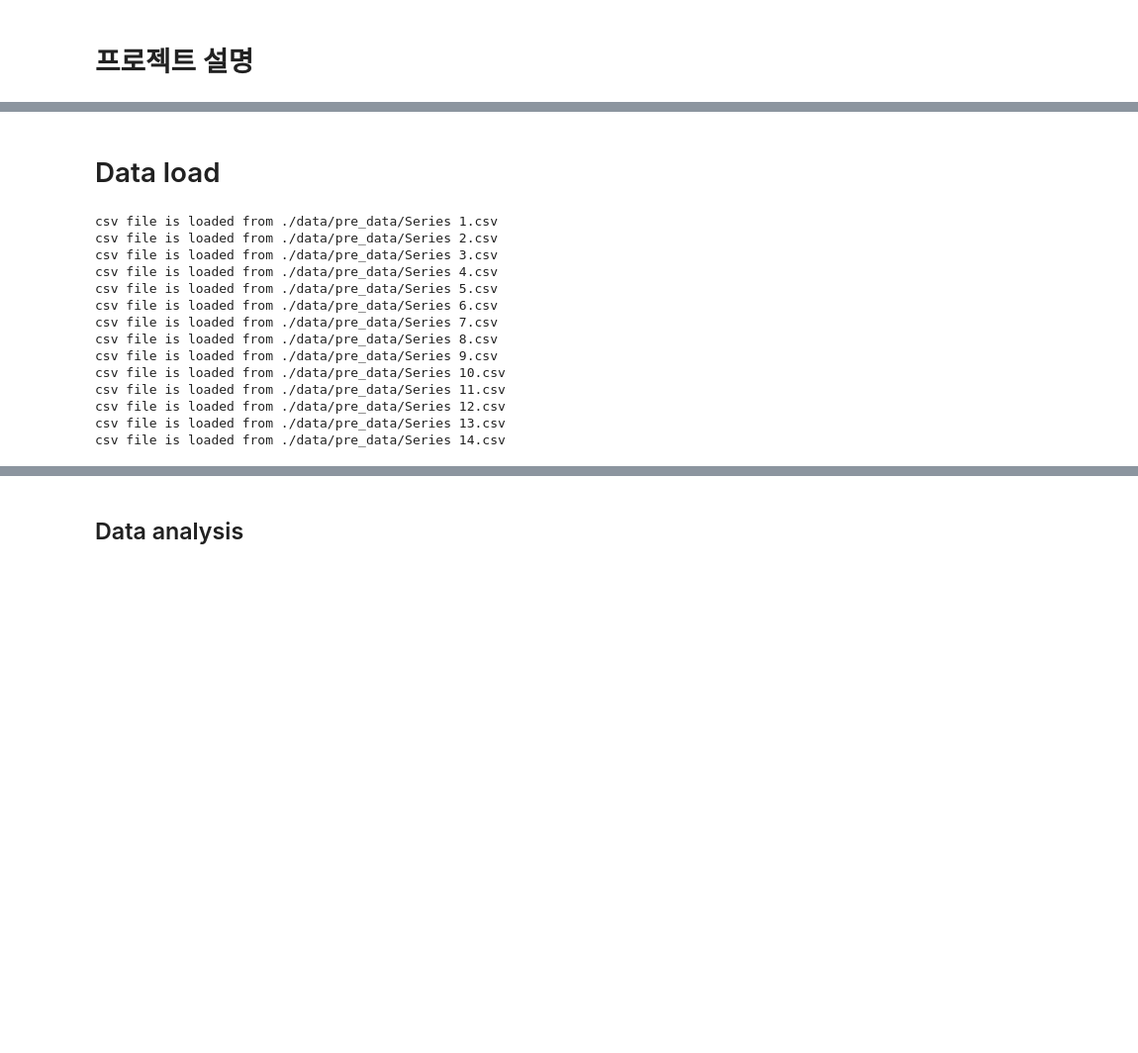
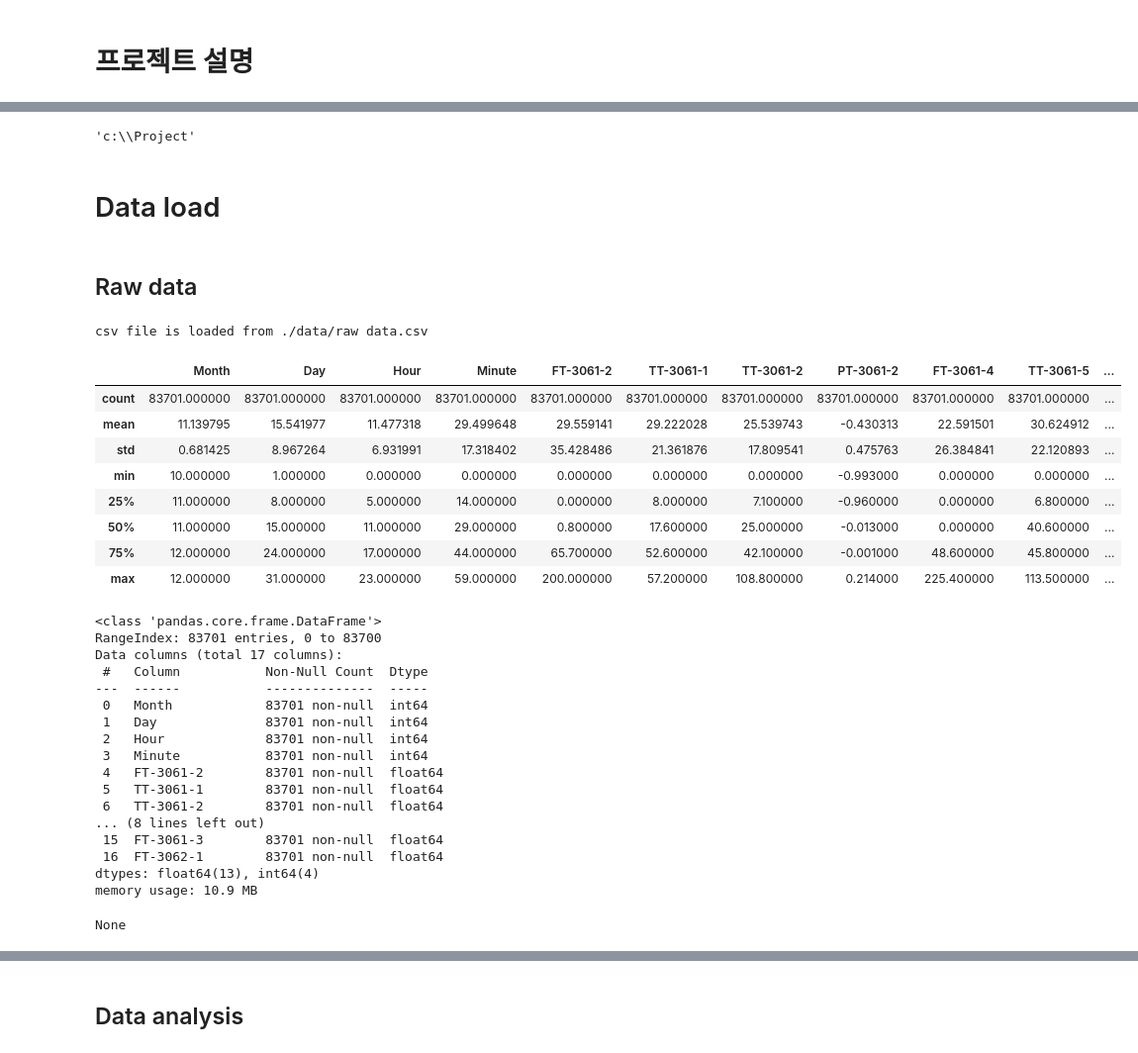
Before and after one commit to pseokyoung/22_Dual_Attention, a Jupyter notebook: main.ipynb, the cells around one changed output, grey strips where cells are left out. Shown: that part at 99% size. Saved outputs shown, nothing was run; the diff lists cells and outputs as text; code cells hidden in the pictures; blank space fills up the shorter version.

```diff
--- a/main.ipynb
+++ b/main.ipynb
@@ -6 +30,9 @@ sys.path.append("..")
+# %%
+import os
+os.getcwd()
+
+os.chdir('..')
+os.getcwd()
+# %% [output]
+'c:\\Project'
 # %%
@@ -12,24 +50,37 @@ createfolder("./result")
 # %% [markdown]
 # Data load
-# %%
-num_data = 14
-data_list = []
-
-for i in range(num_data):
-    data_load = loadfile('./data/pre_data', f'Series {i+1}','csv')
-    data_list.append(data_load)
-# %% [output]
-csv file is loaded from ./data/pre_data/Series 1.csv
-csv file is loaded from ./data/pre_data/Series 2.csv
-csv file is loaded from ./data/pre_data/Series 3.csv
-csv file is loaded from ./data/pre_data/Series 4.csv
-csv file is loaded from ./data/pre_data/Series 5.csv
-csv file is loaded from ./data/pre_data/Series 6.csv
-csv file is loaded from ./data/pre_data/Series 7.csv
-csv file is loaded from ./data/pre_data/Series 8.csv
-csv file is loaded from ./data/pre_data/Series 9.csv
-csv file is loaded from ./data/pre_data/Series 10.csv
-csv file is loaded from ./data/pre_data/Series 11.csv
-csv file is loaded from ./data/pre_data/Series 12.csv
-csv file is loaded from ./data/pre_data/Series 13.csv
-csv file is loaded from ./data/pre_data/Series 14.csv
+# %% [markdown]
+## Raw data
+# %%
+raw_data = loadfile(data_path, "raw data", 'csv')
+display(raw_data.describe())
+display(raw_data.info())
+# %% [output]
+csv file is loaded from ./data/raw data.csv
+|  | Month | Day | Hour | Minute | FT-3061-2 | TT-3061-1 | TT-3061-2 | PT-3061-2 | FT-3061-4 | TT-3061-5 | ... |
+| count | 83701.000000 | 83701.000000 | 83701.000000 | 83701.000000 | 83701.000000 | 83701.000000 | 83701.000000 | 83701.000000 | 83701.000000 | 83701.000000 | ... |
+| mean | 11.139795 | 15.541977 | 11.477318 | 29.499648 | 29.559141 | 29.222028 | 25.539743 | -0.430313 | 22.591501 | 30.624912 | ... |
+| std | 0.681425 | 8.967264 | 6.931991 | 17.318402 | 35.428486 | 21.361876 | 17.809541 | 0.475763 | 26.384841 | 22.120893 | ... |
+| min | 10.000000 | 1.000000 | 0.000000 | 0.000000 | 0.000000 | 0.000000 | 0.000000 | -0.993000 | 0.000000 | 0.000000 | ... |
+| 25% | 11.000000 | 8.000000 | 5.000000 | 14.000000 | 0.000000 | 8.000000 | 7.100000 | -0.960000 | 0.000000 | 6.800000 | ... |
+| 50% | 11.000000 | 15.000000 | 11.000000 | 29.000000 | 0.800000 | 17.600000 | 25.000000 | -0.013000 | 0.000000 | 40.600000 | ... |
+| 75% | 12.000000 | 24.000000 | 17.000000 | 44.000000 | 65.700000 | 52.600000 | 42.100000 | -0.001000 | 48.600000 | 45.800000 | ... |
+| max | 12.000000 | 31.000000 | 23.000000 | 59.000000 | 200.000000 | 57.200000 | 108.800000 | 0.214000 | 225.400000 | 113.500000 | ... |
+<class 'pandas.core.frame.DataFrame'>
+RangeIndex: 83701 entries, 0 to 83700
+Data columns (total 17 columns):
+ #   Column           Non-Null Count  Dtype
+---  ------           --------------  -----
+ 0   Month            83701 non-null  int64
+ 1   Day              83701 non-null  int64
+ 2   Hour             83701 non-null  int64
+ 3   Minute           83701 non-null  int64
+ 4   FT-3061-2        83701 non-null  float64
+ 5   TT-3061-1        83701 non-null  float64
+ 6   TT-3061-2        83701 non-null  float64
+... (8 lines left out)
+ 15  FT-3061-3        83701 non-null  float64
+ 16  FT-3062-1        83701 non-null  float64
+dtypes: float64(13), int64(4)
+memory usage: 10.9 MB
+None
```
Also changed, not shown: parts of 5 cells of this notebook, 13 other files.
